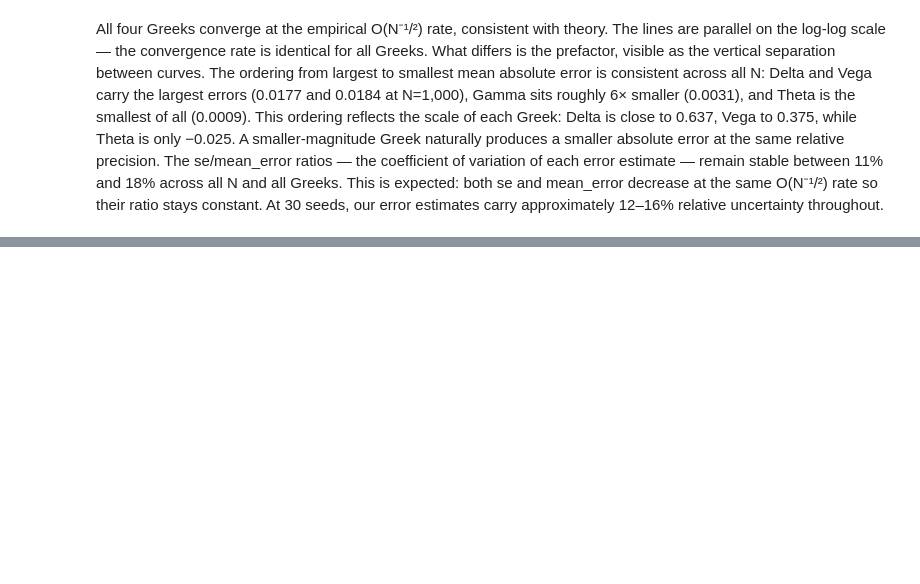
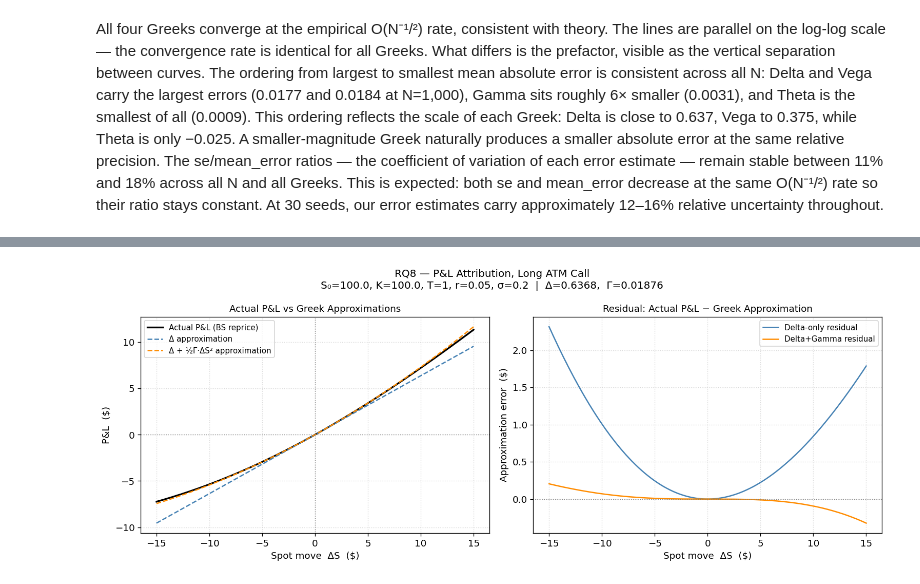
Before and after one commit to bfl-almeida/project_monte_carlo, a Jupyter notebook: notebooks/research_demo_greeks.ipynb, the cells around one changed output, grey strips where cells are left out. Saved outputs shown, nothing was run; the diff lists cells and outputs as text; code cells hidden in the pictures; blank space fills up the shorter version.

```diff
--- a/notebooks/research_demo_greeks.ipynb
+++ b/notebooks/research_demo_greeks.ipynb
@@ -455,0 +690,77 @@ The se/mean_error ratios — the coefficient of variation of each error estimate
+# %%
+# ── Experiment ────────────────────────────────────────────────────────────────
+def run_pnl_attribution_experiment(
+    S0: float, K: float, T: float, r: float, sigma: float,
+    ds_range: float = 15.0,
+    n_points: int = 200,
+) -> pd.DataFrame:
+    """
+    For a long ATM call, compare actual P&L (BS reprice) against
+    first-order (Delta) and second-order (Delta + Gamma) Taylor approximations.
+    """
+    delta      = bs_call_delta(S0, K, T, r, sigma)
+    gamma      = bs_gamma(S0, K, T, r, sigma)
+    base_price = bs_call_price(S0, K, T, r, sigma)
+
+    dS_grid         = np.linspace(-ds_range, ds_range, n_points)
+    actual_pnl      = np.array([bs_call_price(S0 + dS, K, T, r, sigma) - base_price
+                                for dS in dS_grid])
+    delta_pnl       = delta * dS_grid
+    delta_gamma_pnl = delta * dS_grid + 0.5 * gamma * dS_grid ** 2
+
+    return pd.DataFrame({
+        "dS":               dS_grid,
+        "actual_pnl":       actual_pnl,
+        "delta_pnl":        delta_pnl,
+        "delta_gamma_pnl":  delta_gamma_pnl,
+        "delta_error":      actual_pnl - delta_pnl,
+        "delta_gamma_error": actual_pnl - delta_gamma_pnl,
+    })
+
+
+# ── Plot ──────────────────────────────────────────────────────────────────────
+pnl_df = run_pnl_attribution_experiment(S0, K, T, r, sigma)
+
+fig, axes = plt.subplots(1, 2, figsize=(13, 5))
+
+# Left — P&L curves
+ax = axes[0]
+ax.plot(pnl_df["dS"], pnl_df["actual_pnl"],
+        color="black",      linewidth=2.0, label="Actual P&L (BS reprice)")
+ax.plot(pnl_df["dS"], pnl_df["delta_pnl"],
+        color="steelblue",  linewidth=1.5, linestyle="--", label="Δ approximation")
+ax.plot(pnl_df["dS"], pnl_df["delta_gamma_pnl"],
+        color="darkorange", linewidth=1.5, linestyle="--", label="Δ + ½Γ·ΔS² approximation")
+ax.axhline(0, color="gray", linewidth=0.8, linestyle=":")
+ax.axvline(0, color="gray", linewidth=0.8, linestyle=":")
+ax.set_xlabel("Spot move  ΔS  ($)", fontsize=11)
+ax.set_ylabel("P&L  ($)", fontsize=11)
+ax.set_title("Actual P&L vs Greek Approximations", fontsize=11)
+ax.legend(fontsize=9)
+ax.grid(True, linestyle=":", alpha=0.5)
+
+# Right — Residuals
+ax = axes[1]
+ax.plot(pnl_df["dS"], pnl_df["delta_error"],
+        color="steelblue",  linewidth=1.5, label="Delta-only residual")
+ax.plot(pnl_df["dS"], pnl_df["delta_gamma_error"],
+        color="darkorange", linewidth=1.5, label="Delta+Gamma residual")
+ax.axhline(0, color="gray", linewidth=0.8, linestyle=":")
+ax.set_xlabel("Spot move  ΔS  ($)", fontsize=11)
+ax.set_ylabel("Approximation error  ($)", fontsize=11)
+ax.set_title("Residual: Actual P&L − Greek Approximation", fontsize=11)
+ax.legend(fontsize=9)
+ax.grid(True, linestyle=":", alpha=0.5)
+
+fig.suptitle(
+    f"RQ8 — P&L Attribution, Long ATM Call\n"
+    f"S₀={S0}, K={K}, T={T}, r={r}, σ={sigma}  |  "
+    f"Δ={bs_call_delta(S0,K,T,r,sigma):.4f},  "
+    f"Γ={bs_gamma(S0,K,T,r,sigma):.5f}",
+    fontsize=12,
+)
+plt.tight_layout()
+# plt.savefig("reports/figures/pnl_attribution.png", dpi=150, bbox_inches="tight")
+plt.show()
+# %% [output]
+[figure, added]
```
Also changed, not shown: parts of 5 cells of this notebook.
